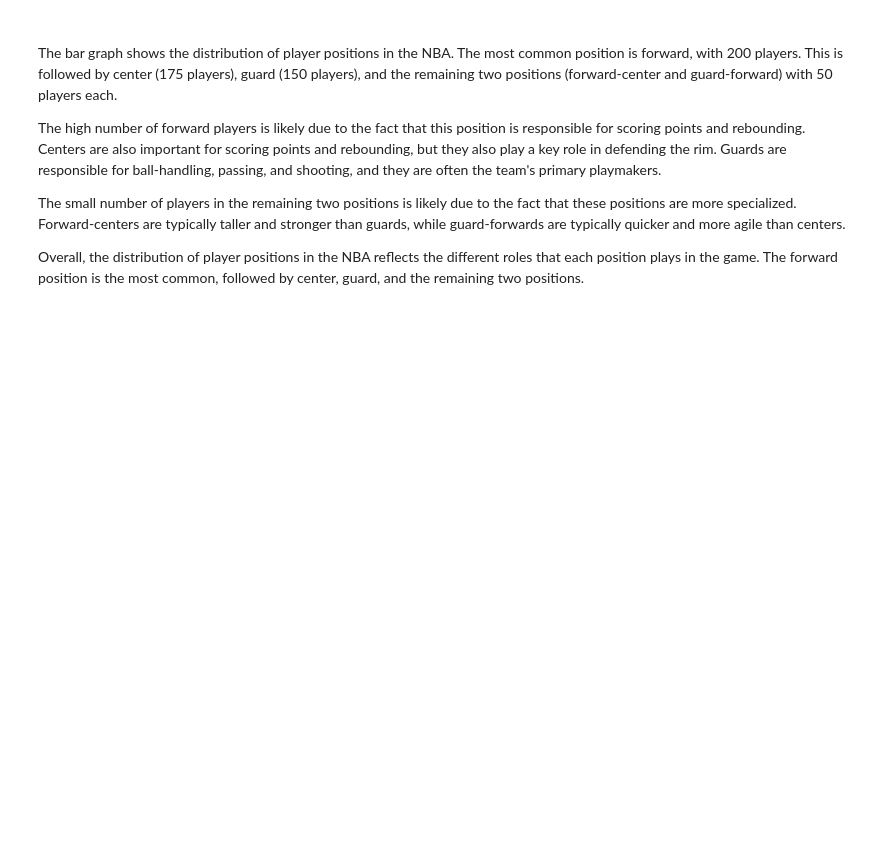
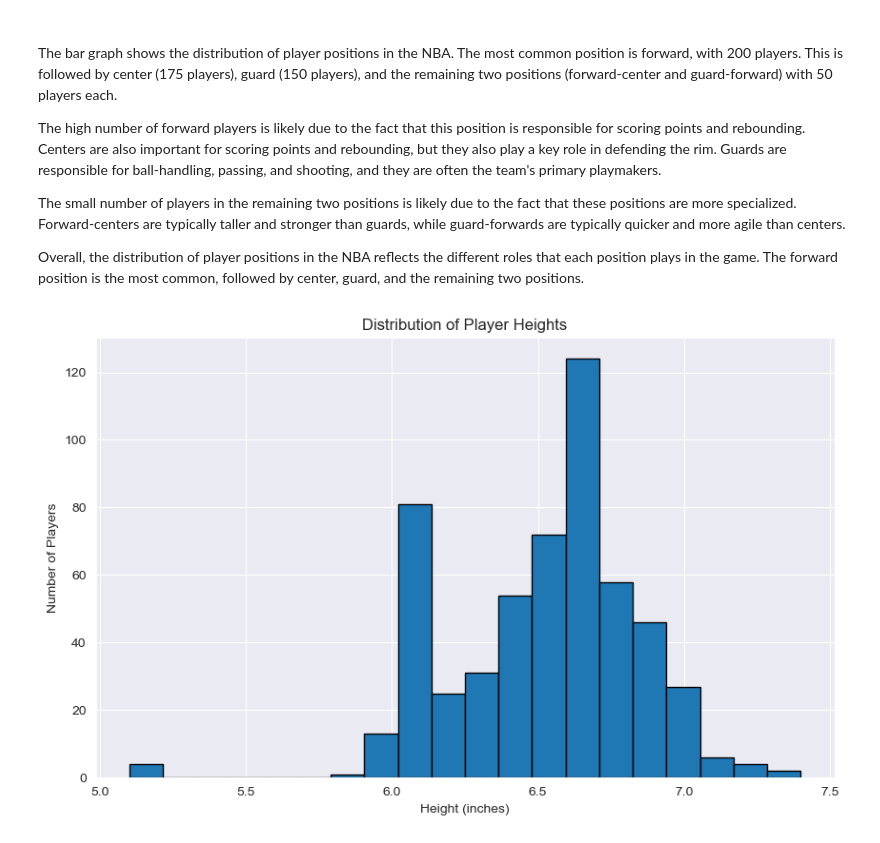
Before and after one commit to Mohammed-Mebarek-Mecheter/Basic-Data-Analysis-Projects, a Jupyter notebook: NBA Active Players Data (+Images)/Visualization and Interpretation.ipynb, the cells around one changed output. Cells and saved outputs as stored; diff of their text form; code cells hidden in the pictures; blank space fills up the shorter version.

Commit message:
Update Visualization and Interpretation notebook

```diff
--- a/NBA Active Players Data (+Images)/Visualization and Interpretation.ipynb
+++ b/NBA Active Players Data (+Images)/Visualization and Interpretation.ipynb
@@ -25,3 +26,13 @@ The high number of forward players is likely due to the fact that this position
 The small number of players in the remaining two positions is likely due to the fact that these positions are more specialized. Forward-centers are typically taller and stronger than guards, while guard-forwards are typically quicker and more agile than centers.
 
 Overall, the distribution of player positions in the NBA reflects the different roles that each position plays in the game. The forward position is the most common, followed by center, guard, and the remaining two positions.
+# %%
+# Create a histogram for player heights
+plt.figure(figsize=(10, 6))
+plt.hist(nba['height'], bins=20, edgecolor='k')
+plt.title('Distribution of Player Heights')
+plt.xlabel('Height (inches)')
+plt.ylabel('Number of Players')
+plt.show()
+# %% [output]
+[figure, added]
```
Also changed, not shown: parts of 6 cells of this notebook.
